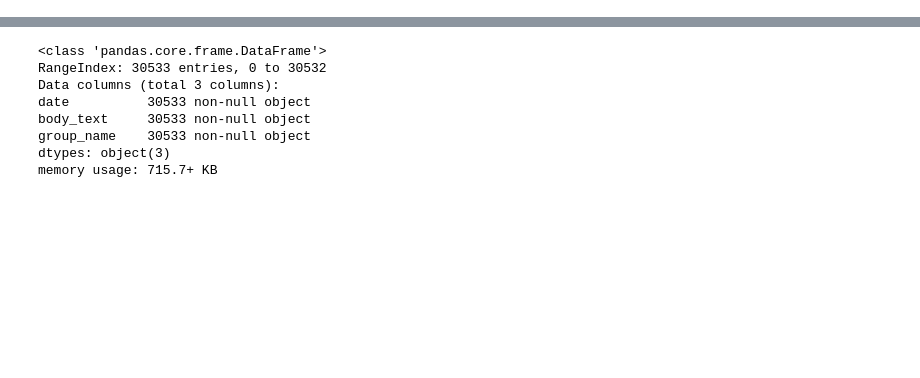
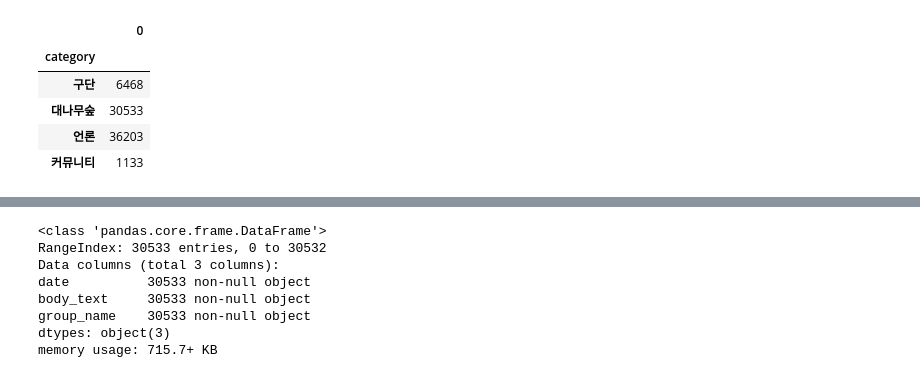
Before and after one commit to ejpark78/nlp-utils, a Jupyter notebook: facebook.ipynb, the cells around one changed output, grey strips where cells are left out. Drawn from its saved outputs; the diff is of its cells as text; code cells hidden in the pictures; blank space fills up the shorter version.

```diff
--- a/facebook.ipynb
+++ b/facebook.ipynb
@@ -261,0 +265,12 @@ df
+# %%
+pd.set_option('display.max_rows', 300)
+pd.set_option('display.max_colwidth', 1000)
+
+df.groupby(by='category').size().to_frame()
+# %% [output]
+|  | 0 |
+| category |  |
+| 구단 | 6468 |
+| 대나무숲 | 30533 |
+| 언론 | 36203 |
+| 커뮤니티 | 1133 |
```
Also changed, not shown: parts of 8 cells of this notebook, 41 other files.
